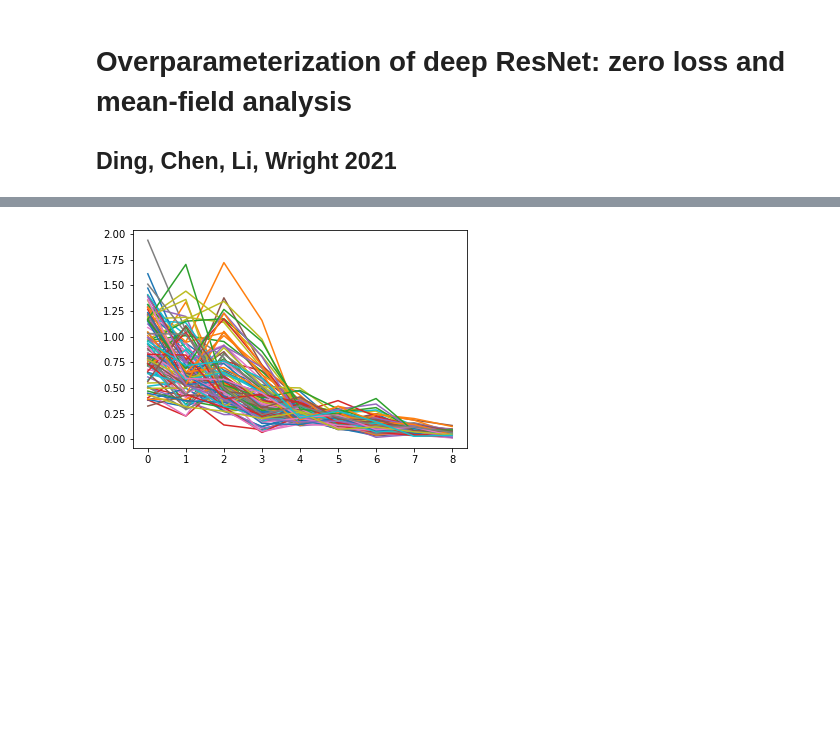
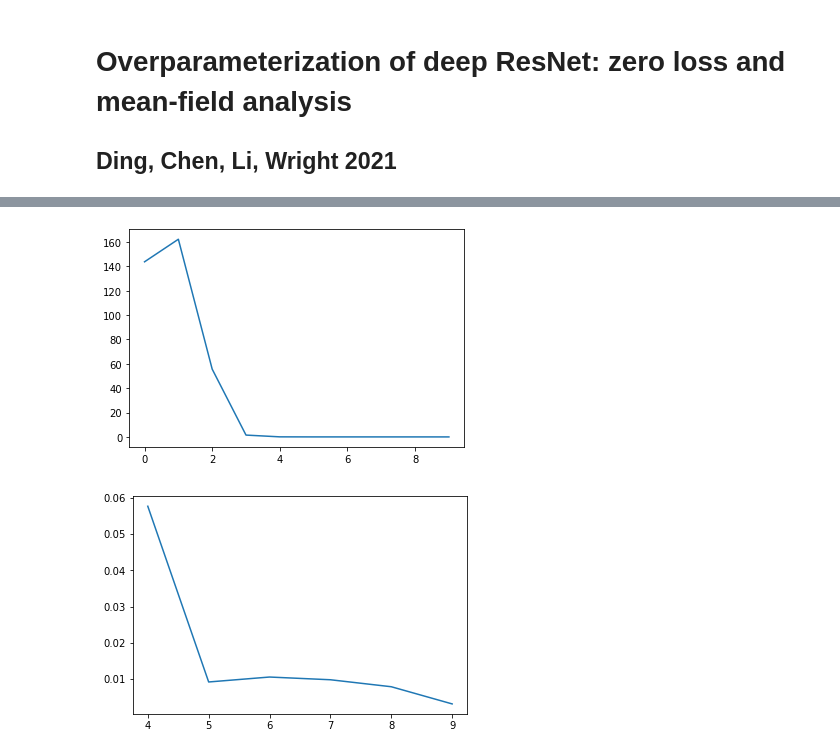
Before and after one commit to silasalberti/stat-learning, a Jupyter notebook: Ding et al 2021.ipynb, the cells around one changed output, grey strips where cells are left out. Saved outputs shown, nothing was run; the diff lists cells and outputs as text; code cells hidden in the pictures; blank space fills up the shorter version.

```diff
--- a/Ding et al 2021.ipynb
+++ b/Ding et al 2021.ipynb
@@ -43,0 +95,7 @@ x = torch.normal(0,1,size=(B,D))
+# %%
+objectives = dict(
+    y1 = lambda x: 1/(x+5),
+    y2 = lambda x: x**3,
+    y3 = lambda x: torch.sort(x, axis=1).values
+)
+OBJECTIVE = "y1"
@@ -44,10 +104,14 @@ x = torch.normal(0,1,size=(B,D))
 # %%
-h = 1000
-for i in range(10):
-    theta.grad = None
-    y = z(MAX_LOG_L, x)
-    loss = torch.nn.functional.mse_loss(y, x*x)
-    print(loss)
-    loss.backward()
-    with torch.no_grad():
-        theta -= h*theta.grad
+STOCHASTIC = False
+def train(lr=1000, iters=20):
+    global theta, theta_trained
+    for i in range(iters):
+        theta.grad = None
+        x_ = x if not STOCHASTIC else x_generator()
+        y = z(MAX_LOG_L, x_)
+        loss = torch.nn.functional.mse_loss(y, objectives[OBJECTIVE](x_))
+        print(loss.item())
+        loss.backward()
+        with torch.no_grad():
+            theta -= lr*theta.grad
+    theta_trained = theta
@@ -65,2 +117,0 @@ tensor(2.2479, grad_fn=<MseLossBackward>)
-# %%
-Zs = [z(i,x) for i in range(MAX_LOG_L)]
@@ -67,5 +142,14 @@ Zs = [z(i,x) for i in range(MAX_LOG_L)]
 # %%
-plt.plot([[torch.linalg.norm(Zs[i][k]-Zs[i-1][k]) for k in range(B)] for i in range(1,len(Zs))])
-plt.show()
+def plot_approximation_curve():
+    Zs = [z(l,x) for l in range(MAX_LOG_L)]
+    plt.plot([torch.nn.functional.mse_loss(y, objectives[OBJECTIVE](x)).item() for y in Zs])
+    plt.show()
+    plt.plot(range(4, len(Zs)), [torch.nn.functional.mse_loss(y, objectives[OBJECTIVE](x)).item() for y in Zs[4:]])
+    plt.show()
+    #plt.plot([[torch.linalg.norm(Zs[i][k]-Zs[i-1][k]).item() for k in range(B)] for i in range(1,len(Zs))])
+    #plt.show()
-# %% [output]
-[figure, removed]
+# %%
+plot_approximation_curve()
+# %% [output]
+[figure, added]
+[figure, added]
```
Also changed, not shown: parts of 67 cells of this notebook.
